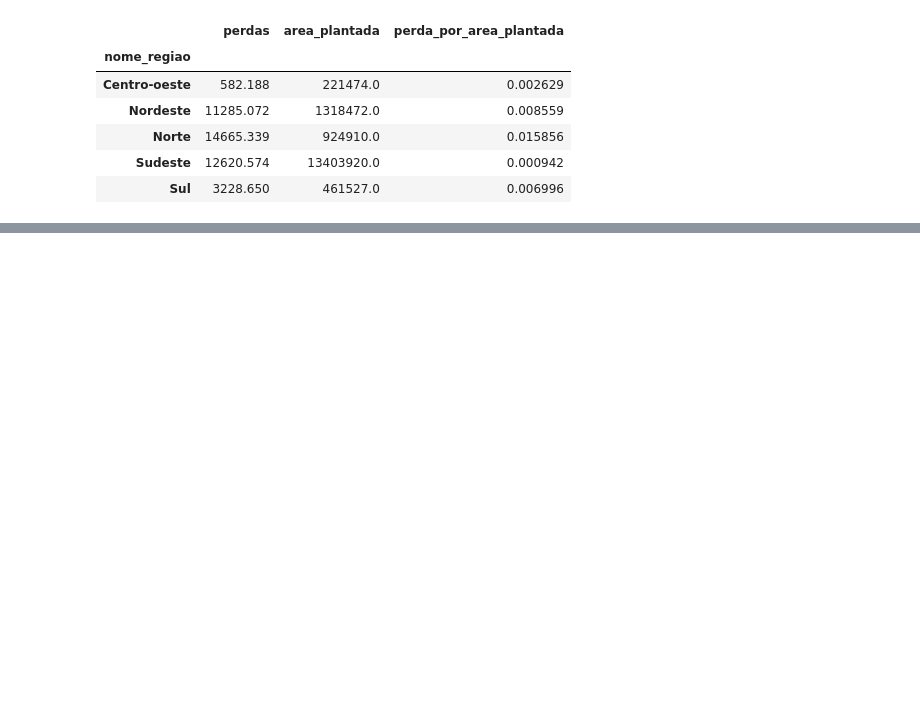
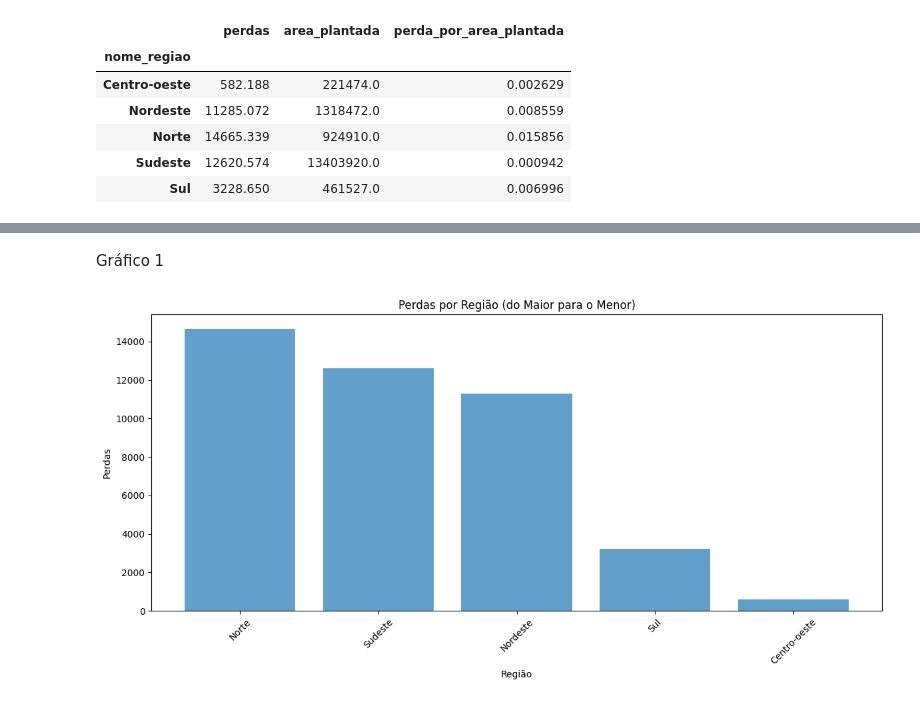
Before and after one commit to hn5003162/Analise_Exploratoria_de_Dados, a Jupyter notebook: Projeto_Aplicado_I_Análise_Exploratória_de_Dados_versao_final_etapa2.ipynb, the cells around one changed output, grey strips where cells are left out. Cells and saved outputs as stored; diff of their text form; code cells hidden in the pictures; blank space fills up the shorter version.

```diff
--- a/Projeto_Aplicado_I_Análise_Exploratória_de_Dados_versao_final_etapa2.ipynb
+++ b/Projeto_Aplicado_I_Análise_Exploratória_de_Dados_versao_final_etapa2.ipynb
@@ -287,0 +204,36 @@ Sul         :  0.00700
+# %% [markdown]
+Gráfico 1
+# %%
+import matplotlib.pyplot as plt
+
+# Ordene o DataFrame pelas perdas em ordem decrescente
+
+base_perda_por_regiao_sorted = base_perda_por_regiao.sort_values(by='perdas', ascending=False)
+
+# Crie uma figura
+
+plt.figure(figsize=(12, 6))
+
+# Crie barras para perdas
+
+plt.bar(base_perda_por_regiao_sorted.index, base_perda_por_regiao_sorted["perdas"], label="Perdas", alpha=0.7)
+
+# Configure o título e os rótulos dos eixos
+
+plt.title("Perdas por Região (do Maior para o Menor)")
+
+plt.xlabel("Região")
+
+plt.ylabel("Perdas")
+
+# Gire os rótulos do eixo x para melhor legibilidade
+
+plt.xticks(rotation=45)
+
+# Exiba o gráfico
+
+plt.tight_layout()
+
+plt.show()
+# %% [output]
+[figure, added]
```
Also changed, not shown: parts of 20 cells of this notebook.
